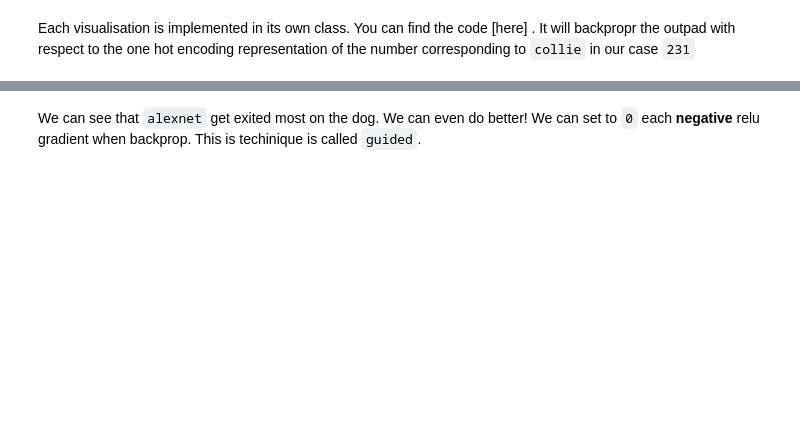
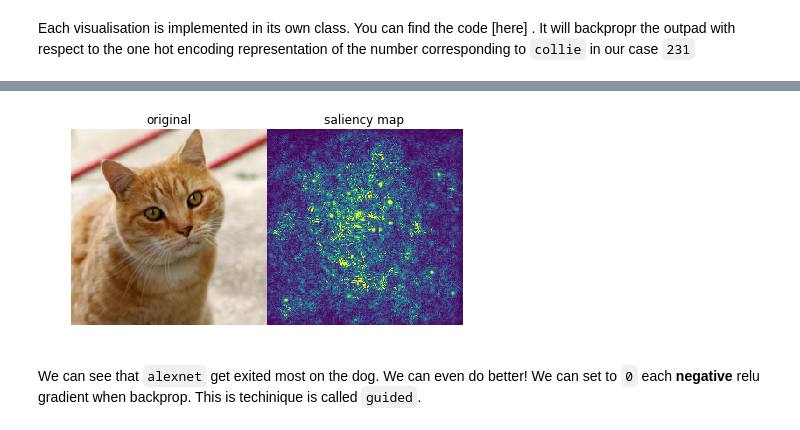
Before and after one commit to FrancescoSaverioZuppichini/A-journey-into-Convolutional-Neural-Network-visualization-, a Jupyter notebook: notebook.ipynb, the cells around one changed output, grey strips where cells are left out. Saved outputs shown, nothing was run; the diff lists cells and outputs as text; code cells hidden in the pictures; blank space fills up the shorter version.

```diff
--- a/notebook.ipynb
+++ b/notebook.ipynb
@@ -343,14 +326,15 @@ predicted class collie
 Each visualisation is implemented in its own class. You can find the code [here] . It will backpropr the outpad with respect to the one hot encoding representation of the number corresponding to `collie` in our case `231`
 # %%
 from visualisation.core.utils import image_net_postprocessing
-model = model.eval()
+model.eval()
+model = model.to(device)
 vis = SaliencyMap(model, device)
 
 out, info = vis(inputs[0],
           first_layer,
           target_class=231)
 
-subplot([image_net_postprocessing(inputs[0].squeeze()), out],
+subplot([image_net_postprocessing(inputs[0].squeeze().cpu()), out],
         rows_titles=['original', 'saliency map'],
         parse=tensor2img,
         nrows=1, ncols=2)
@@ -360,3 +342,4 @@ subplot([image_net_postprocessing(inputs[0].squeeze()), out],
+[figure, added]
 # %% [markdown]
 We can see that `alexnet` get exited most on the dog. We can even do better! We can set to `0` each **negative** relu gradient when backprop. This is techinique is called `guided`.
 # %%
```
Also changed, not shown: parts of 39 cells of this notebook, 3 other files.
